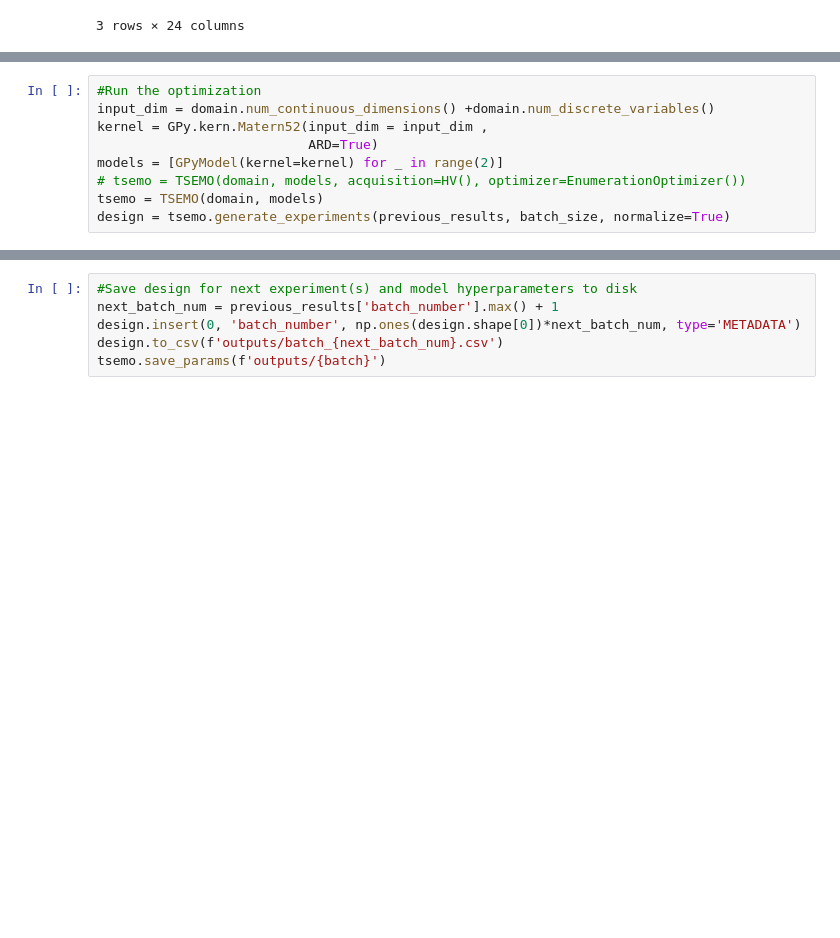
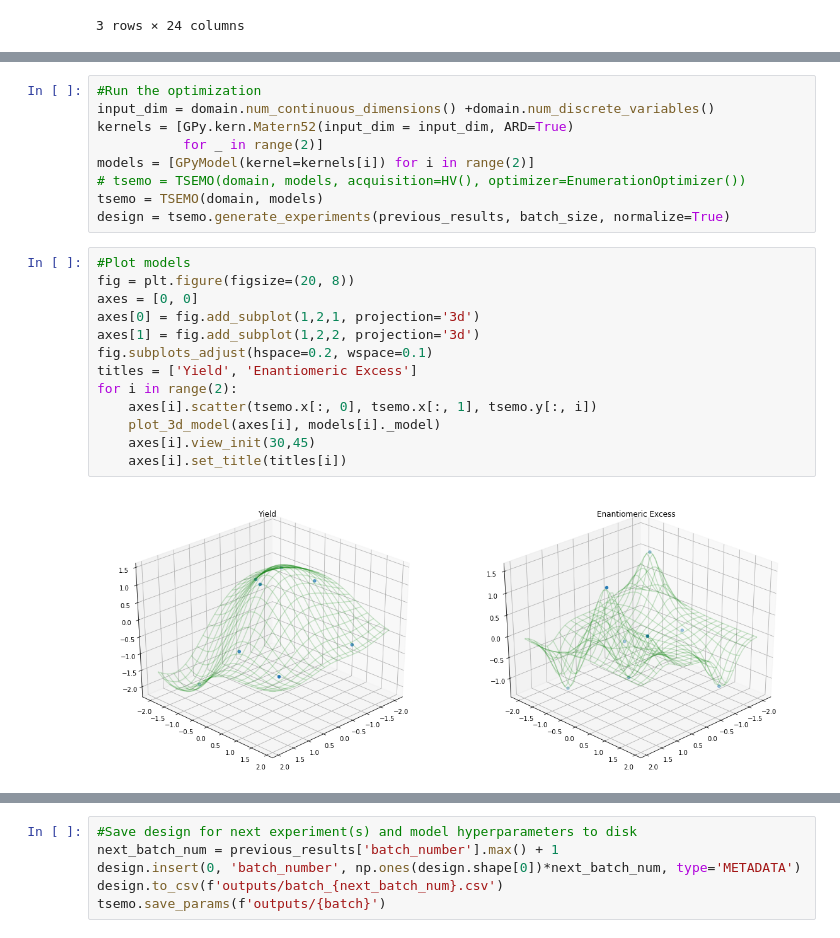
Before and after one commit to sustainable-processes/summit, a Jupyter notebook: case_studies/borrowing_hydrogen/optimization_test.ipynb, the cells around one changed output, grey strips where cells are left out. Saved outputs shown, nothing was run; the diff lists cells and outputs as text; blank space fills up the shorter version.

Commit message:
Update models to optimize with restarts

```diff
--- a/case_studies/borrowing_hydrogen/optimization_test.ipynb
+++ b/case_studies/borrowing_hydrogen/optimization_test.ipynb
@@ -89,9 +90,24 @@ domain
 # %%
 #Run the optimization
 input_dim = domain.num_continuous_dimensions() +domain.num_discrete_variables()
-kernel = GPy.kern.Matern52(input_dim = input_dim ,
-                           ARD=True)
-models = [GPyModel(kernel=kernel) for _ in range(2)]
+kernels = [GPy.kern.Matern52(input_dim = input_dim, ARD=True)
+           for _ in range(2)]
+models = [GPyModel(kernel=kernels[i]) for i in range(2)]
 # tsemo = TSEMO(domain, models, acquisition=HV(), optimizer=EnumerationOptimizer())
 tsemo = TSEMO(domain, models)
 design = tsemo.generate_experiments(previous_results, batch_size, normalize=True)
+# %%
+#Plot models
+fig = plt.figure(figsize=(20, 8))
+axes = [0, 0]
+axes[0] = fig.add_subplot(1,2,1, projection='3d')
+axes[1] = fig.add_subplot(1,2,2, projection='3d')
+fig.subplots_adjust(hspace=0.2, wspace=0.1)
+titles = ['Yield', 'Enantiomeric Excess']
+for i in range(2):
+    axes[i].scatter(tsemo.x[:, 0], tsemo.x[:, 1], tsemo.y[:, i])
+    plot_3d_model(axes[i], models[i]._model)
+    axes[i].view_init(30,45)
+    axes[i].set_title(titles[i])
+# %% [output]
+[figure, added]
```
Also changed, not shown: parts of 4 cells of this notebook, 1 other file.
